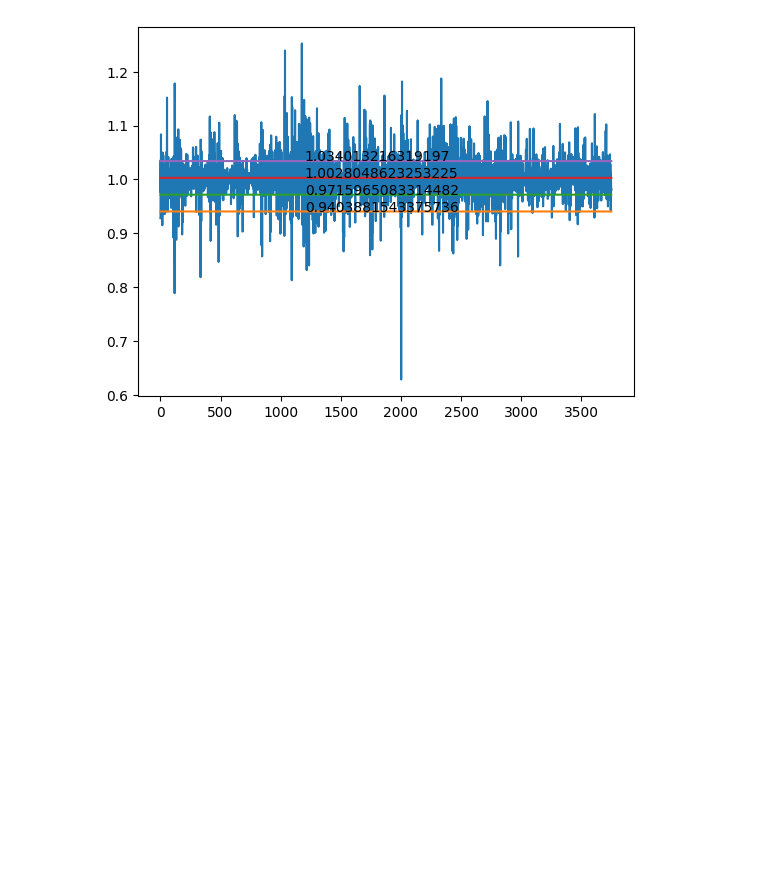
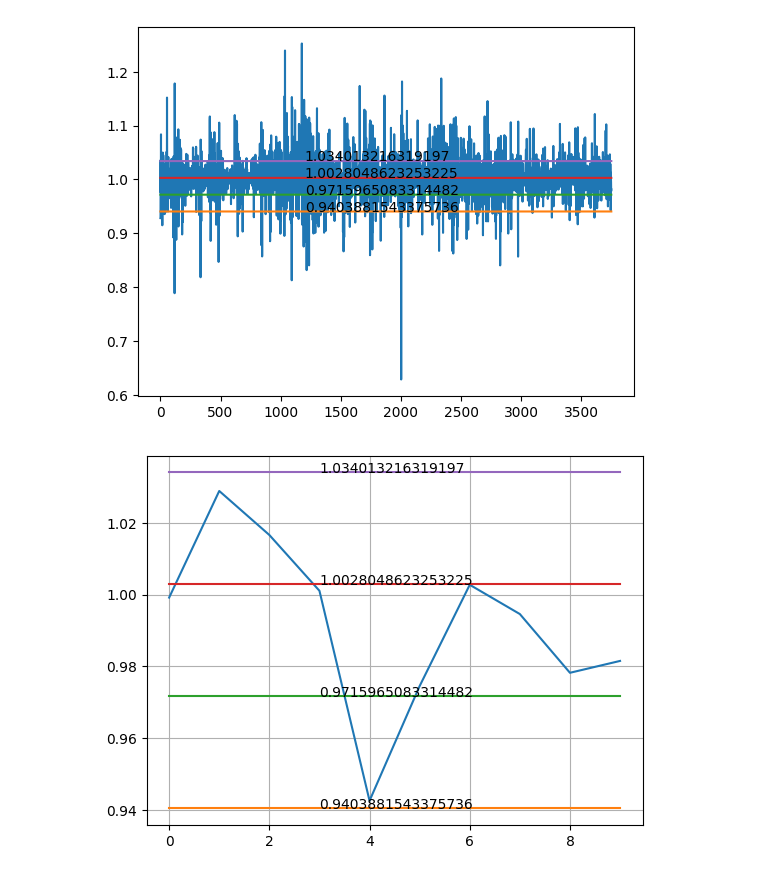
Before and after one commit to bahram3000/google_colab, a Jupyter notebook: btc_descreption.ipynb, the cells around one changed output. Cells and saved outputs as stored; diff of their text form; code cells hidden in the pictures; blank space fills up the shorter version.

```diff
--- a/btc_descreption.ipynb
+++ b/btc_descreption.ipynb
@@ -68,3 +68,14 @@ plt.text(x=1200,y=mfd1[3],s=f'{mfd1[3]}')
 plt.show()
 # %% [output]
 [figure]
+# %%
+plt.plot(exp_change(btc.Close.values)[-10:])
+plt.plot([mfd1]*10)
+plt.text(x=3,y=mfd1[0],s=f'{mfd1[0]}')
+plt.text(x=3,y=mfd1[1],s=f'{mfd1[1]}')
+plt.text(x=3,y=mfd1[2],s=f'{mfd1[2]}')
+plt.text(x=3,y=mfd1[3],s=f'{mfd1[3]}')
+plt.grid()
+plt.show()
+# %% [output]
+[figure, added]
```
